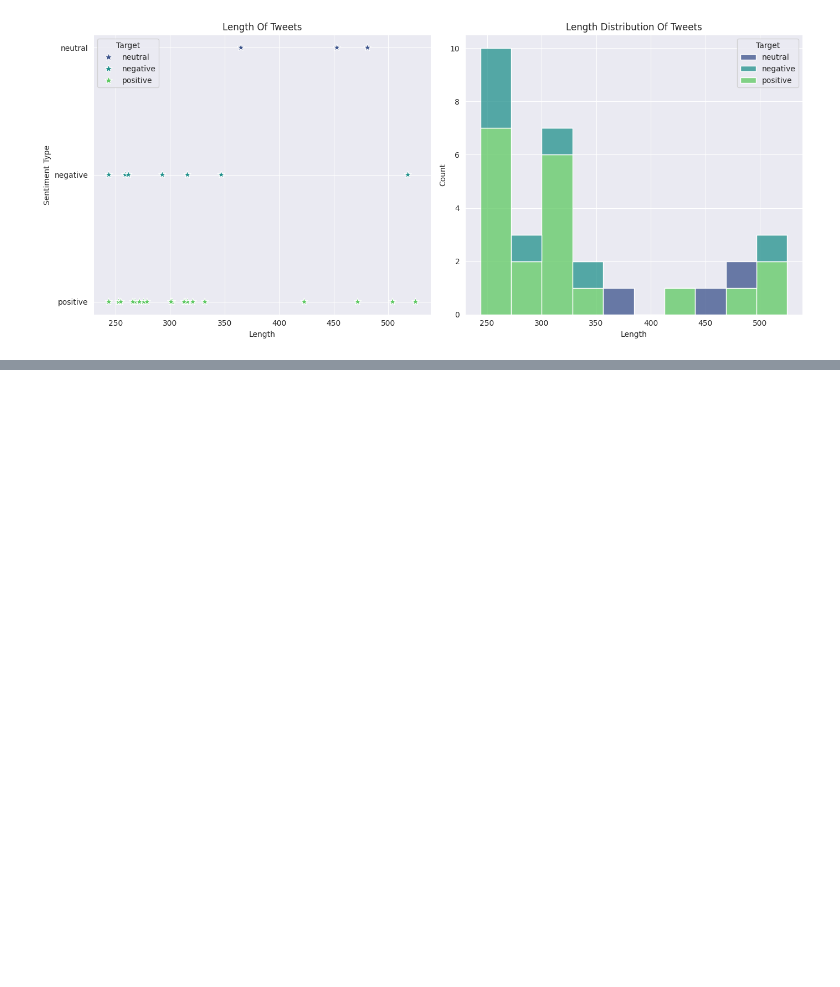
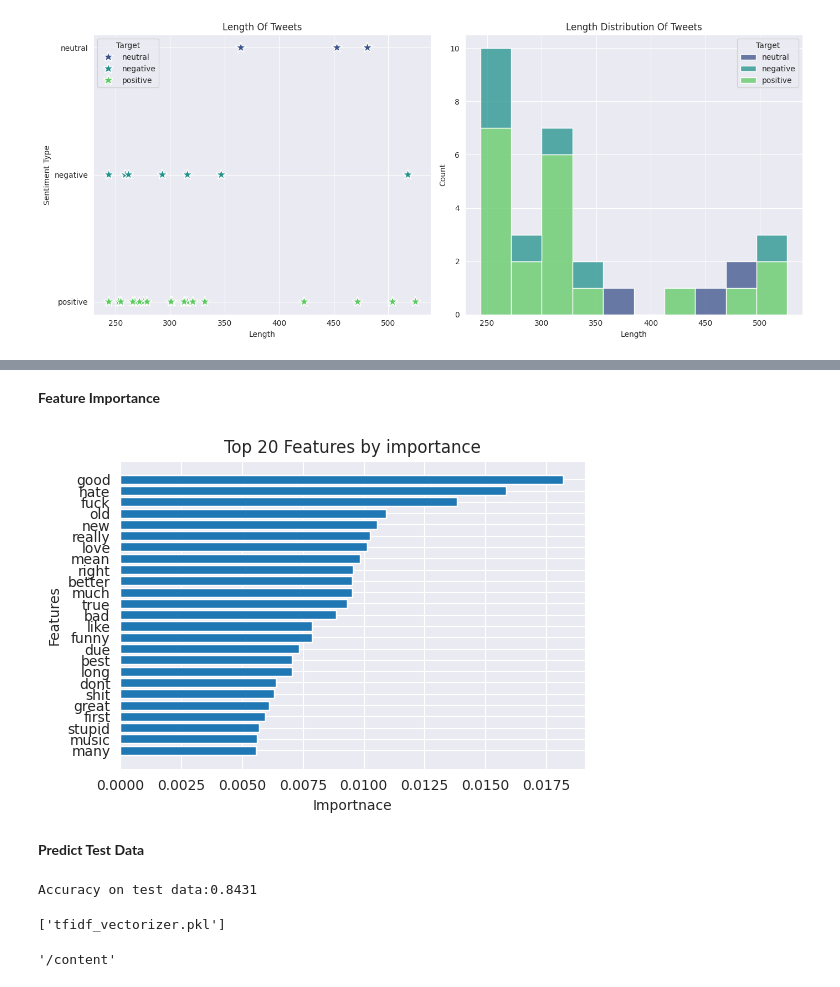
Before and after one commit to kavyakalivarapu-lab/ML-project, a Jupyter notebook: sm_sentimentAnalysis.ipynb, the cells around one changed output, grey strips where cells are left out. Cells and saved outputs as stored; diff of their text form; code cells hidden in the pictures; blank space fills up the shorter version.

```diff
--- a/sm_sentimentAnalysis.ipynb
+++ b/sm_sentimentAnalysis.ipynb
@@ -283,0 +373,43 @@ Largest Tweet Lengths [525 518 504 481 472 453 423 365 347 332 321 316 314 313 3
+# %% [markdown]
+**Feature Importance**
+# %%
+features_names=tfidf.get_feature_names_out()
+coefficients=best_model.feature_importances_
+# Create a DataFrame to hold feature names and their importance
+feature_importance=pd.DataFrame({'Feature':features_names,'Importance':np.abs(coefficients)})
+#sort by importance
+feature_importance=feature_importance.sort_values(by='Importance',ascending=False)
+top_features=feature_importance.head(25)
+plt.figure(figsize=(6,4))
+plt.barh(top_features['Feature'],top_features['Importance'])
+plt.xlabel("Importnace")
+plt.ylabel("Features")
+plt.title("Top 20 Features by importance")
+plt.gca().invert_yaxis() #To display the highest importance at the top
+plt.show()
+# %% [output]
+[figure, added]
+# %% [markdown]
+**Predict Test Data**
+# %%
+nb=GaussianNB()
+nb.fit(X_train.toarray(),y_train)
+y_test_pred=nb.predict(X_test.toarray())
+accuracy=accuracy_score(train['Target'],y_test_pred)
+print(f'Accuracy on test data:{accuracy:.4f}')
+test_results=test.copy() #using test dataset ,creating an another copy named test_results
+test_results['Sentiment Type']=y_test_pred
+test_results[['Tweets','Sentiment Type']].to_csv('test_predictions.csv',index=False)
+# %% [output]
+Accuracy on test data:0.8431
+# %%
+import joblib
+joblib.dump(best_model,'best_model.pkl')
+joblib.dump(tfidf,'tfidf_vectorizer.pkl')
+# %% [output]
+['tfidf_vectorizer.pkl']
+# %%
+import os
+os.getcwd()
+# %% [output]
+'/content'
```
Also changed, not shown: parts of 9 cells of this notebook.
